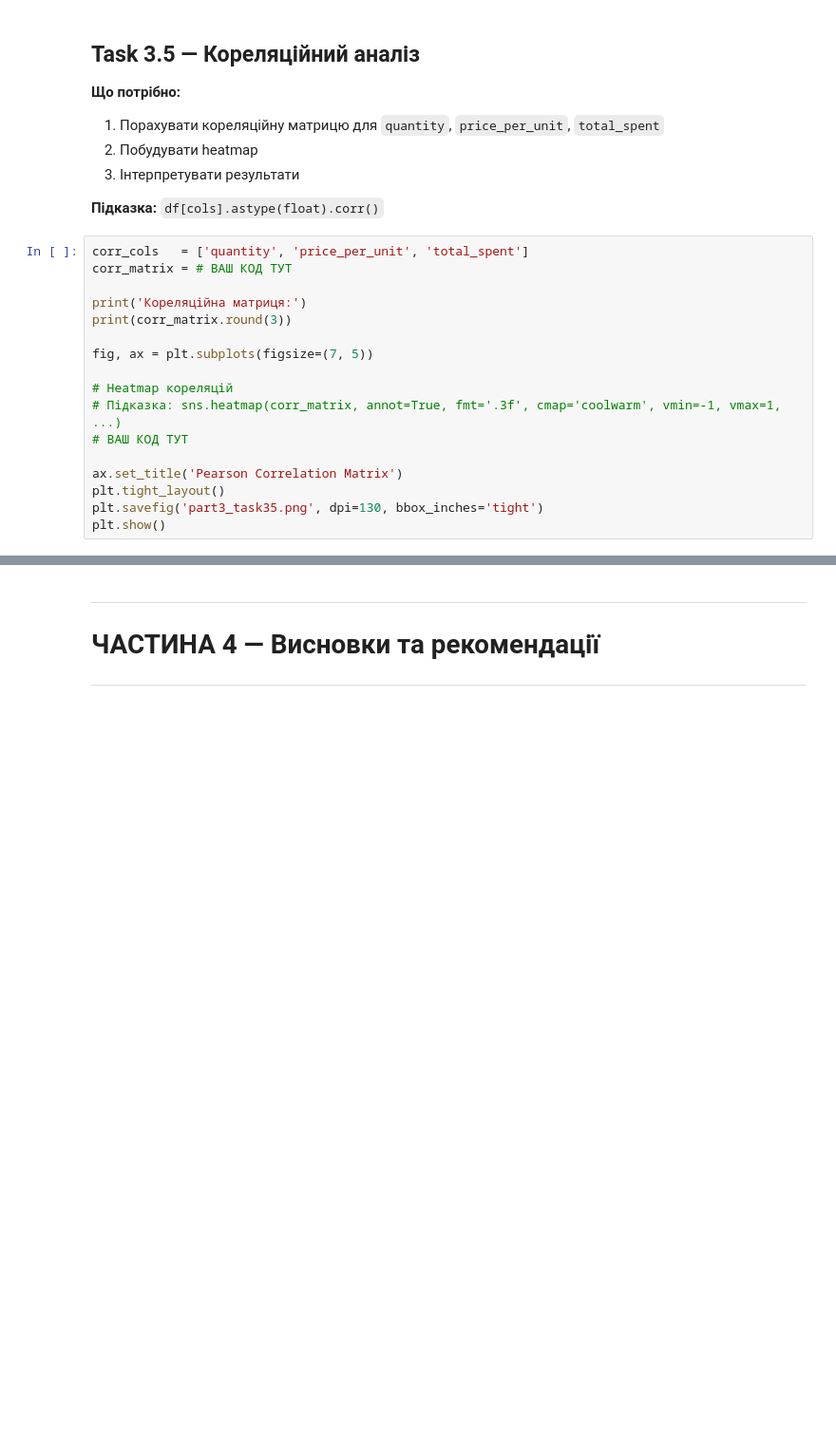
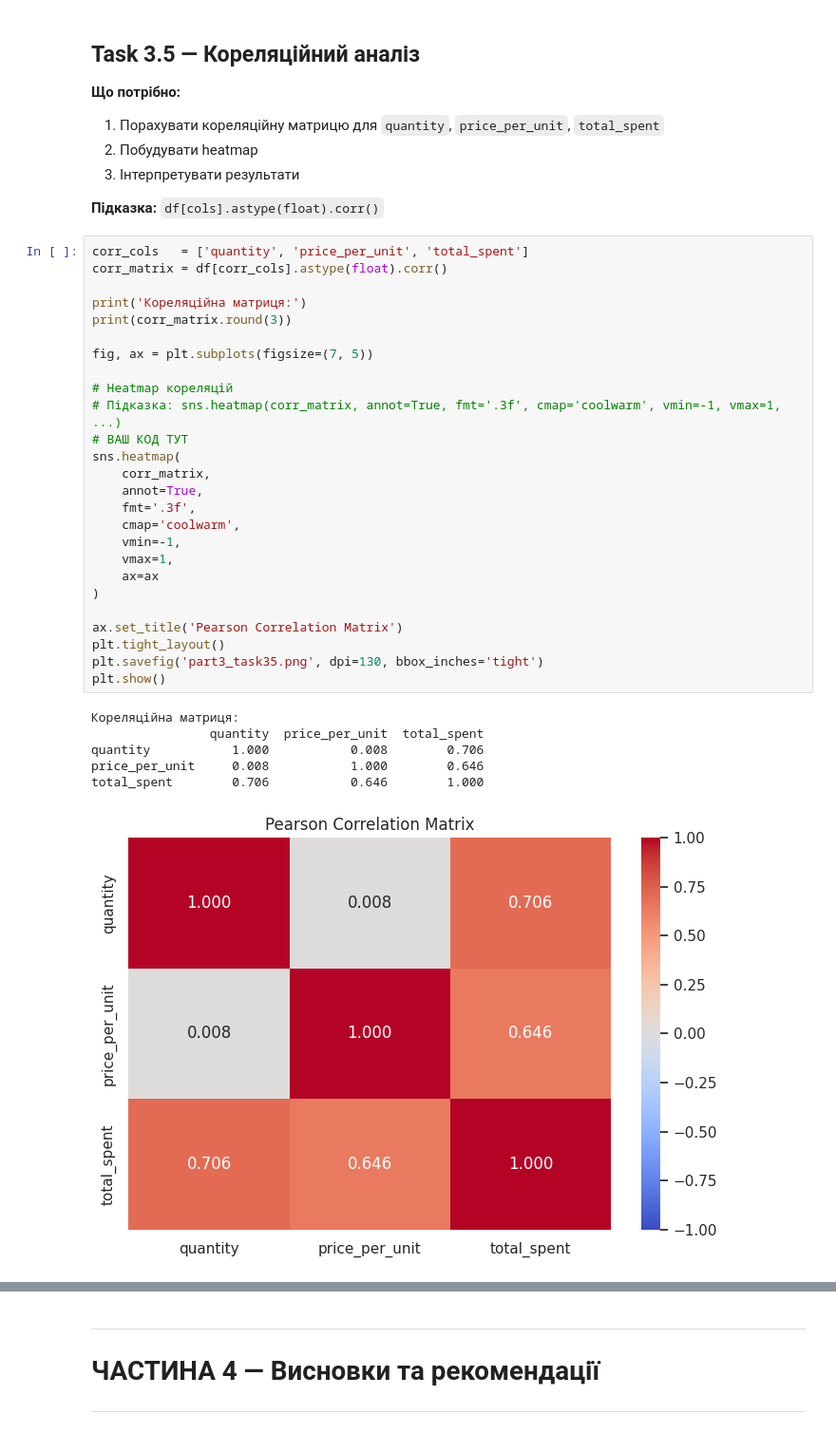
Before and after one commit to Wilson1994/Analysis_Cafe_Sales, a Jupyter notebook: cafe_eda_workbook_version2.ipynb, the cells around one changed output, grey strips where cells are left out. Shown at 95% size. Drawn from its saved outputs; the diff is of its cells as text; blank space fills up the shorter version.

```diff
--- a/cafe_eda_workbook_version2.ipynb
+++ b/cafe_eda_workbook_version2.ipynb
@@ -901,18 +901,34 @@ Q1=4.00, Q3=12.00, IQR=8.00
 **Підказка:** `df[cols].astype(float).corr()`
 # %%
 corr_cols   = ['quantity', 'price_per_unit', 'total_spent']
-corr_matrix = # ВАШ КОД ТУТ
+corr_matrix = df[corr_cols].astype(float).corr()
 
 print('Кореляційна матриця:')
 print(corr_matrix.round(3))
 
 fig, ax = plt.subplots(figsize=(7, 5))
 
 # Heatmap кореляцій
 # Підказка: sns.heatmap(corr_matrix, annot=True, fmt='.3f', cmap='coolwarm', vmin=-1, vmax=1, ...)
 # ВАШ КОД ТУТ
+sns.heatmap(
+    corr_matrix,
+    annot=True,
+    fmt='.3f',
+    cmap='coolwarm',
+    vmin=-1,
+    vmax=1,
+    ax=ax
+)
 
 ax.set_title('Pearson Correlation Matrix')
 plt.tight_layout()
 plt.savefig('part3_task35.png', dpi=130, bbox_inches='tight')
 plt.show()
+# %% [output]
+Кореляційна матриця:
+                quantity  price_per_unit  total_spent
+quantity           1.000           0.008        0.706
+price_per_unit     0.008           1.000        0.646
+total_spent        0.706           0.646        1.000
+[figure, added]
```
Also changed, not shown: parts of 5 cells of this notebook.
